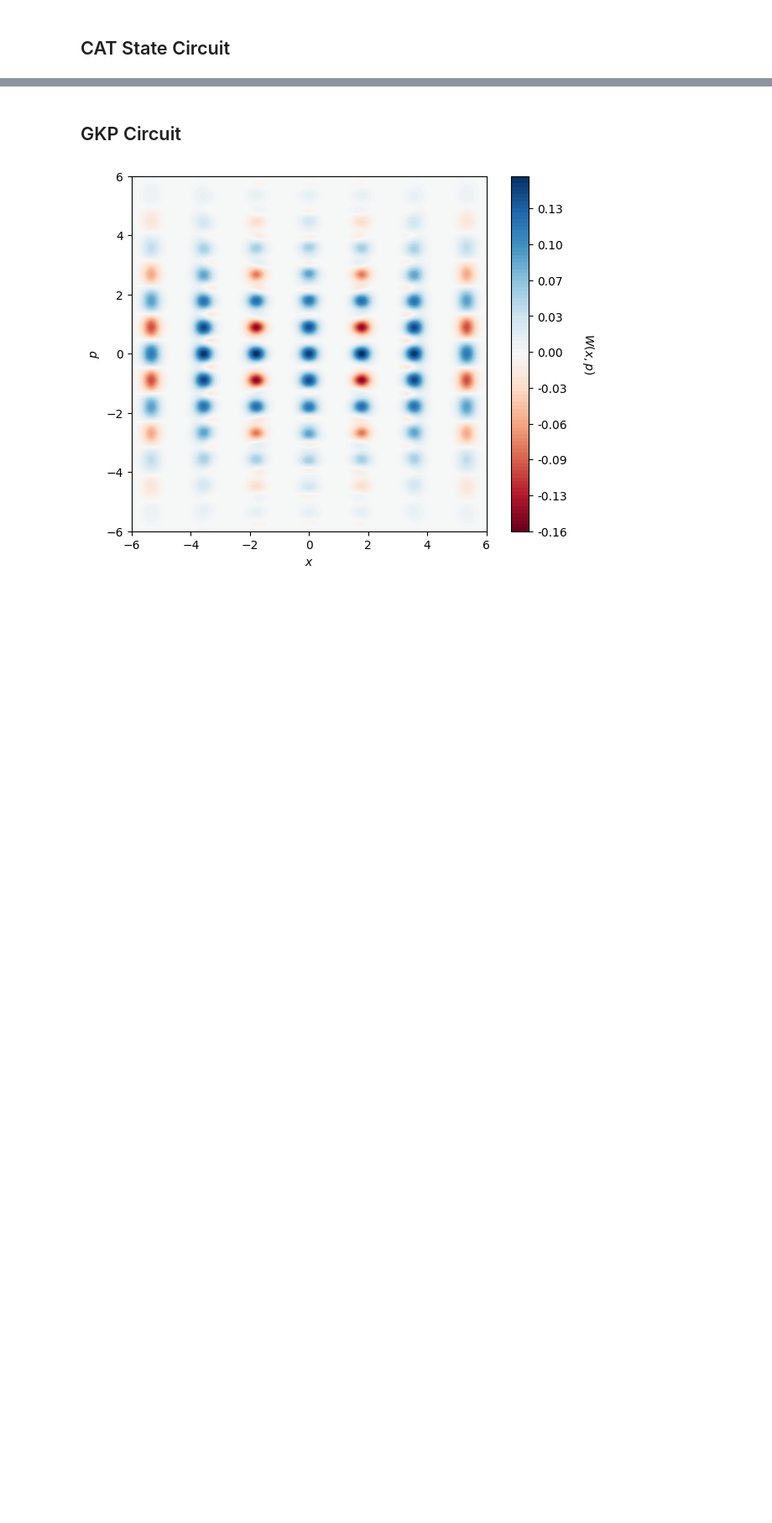
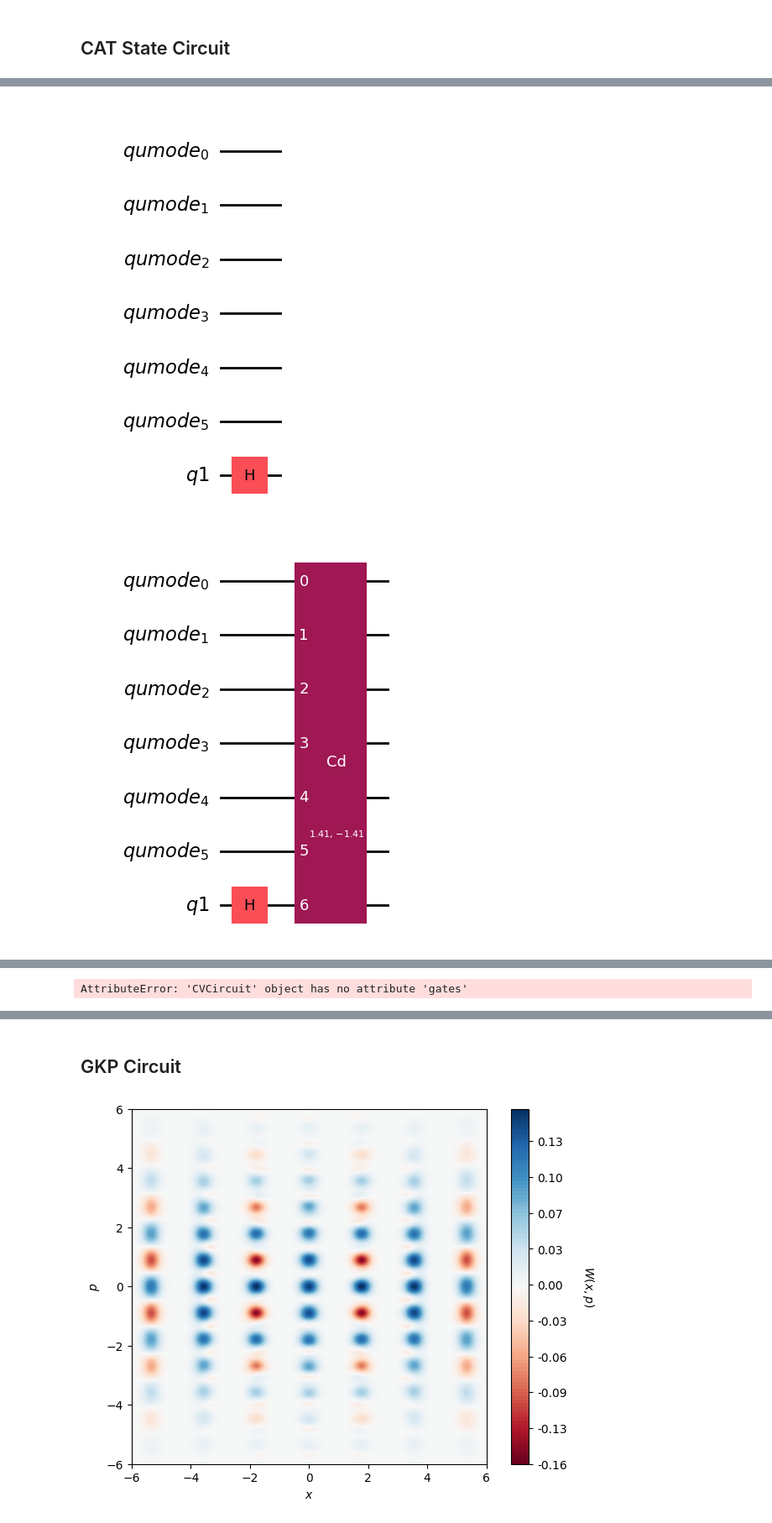
Before and after one commit to shubdeepmohapatra01/CV-DV-Benchmarking-, a Jupyter notebook: benchmarks_generate/bosonic-qiskit-benchmarks.ipynb, the cells around one changed output, grey strips where cells are left out. Shown at 84% size. Saved outputs shown, nothing was run; the diff lists cells and outputs as text; code cells hidden in the pictures; blank space fills up the shorter version.

```diff
--- a/benchmarks_generate/bosonic-qiskit-benchmarks.ipynb
+++ b/benchmarks_generate/bosonic-qiskit-benchmarks.ipynb
@@ -43,0 +48,13 @@ fig = c2qa.wigner.plot_wigner(circuit, state)
+# %%
+import copy
+
+running_circuit = copy.deepcopy(circuit)
+running_circuit.data=[]
+
+for instr, qargs, cargs in circuit.data:
+    running_circuit.append(instr, qargs, cargs)
+    # state, _, _ = c2qa.util.simulate(running_circuit)
+    display(running_circuit.draw('mpl'))
+# %% [output]
+[figure, added]
+[figure, added]
@@ -43,0 +67,5 @@ fig = c2qa.wigner.plot_wigner(circuit, state)
+# %%
+for i, gate in enumerate(circuit.gates):
+    print(i,gate)
+# %% [output]
+AttributeError: 'CVCircuit' object has no attribute 'gates'
```
Also changed, not shown: parts of 6 cells of this notebook, 3 other files.
